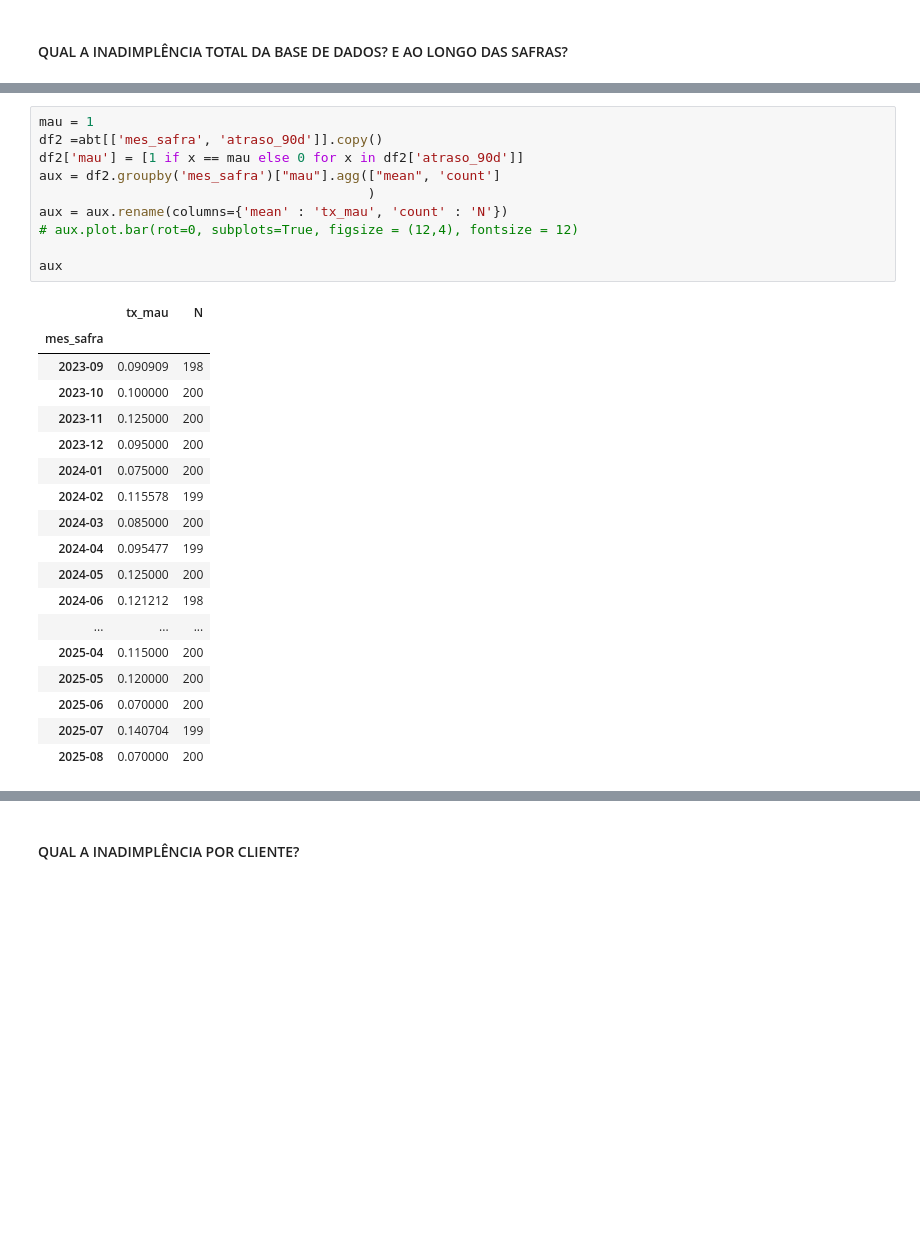
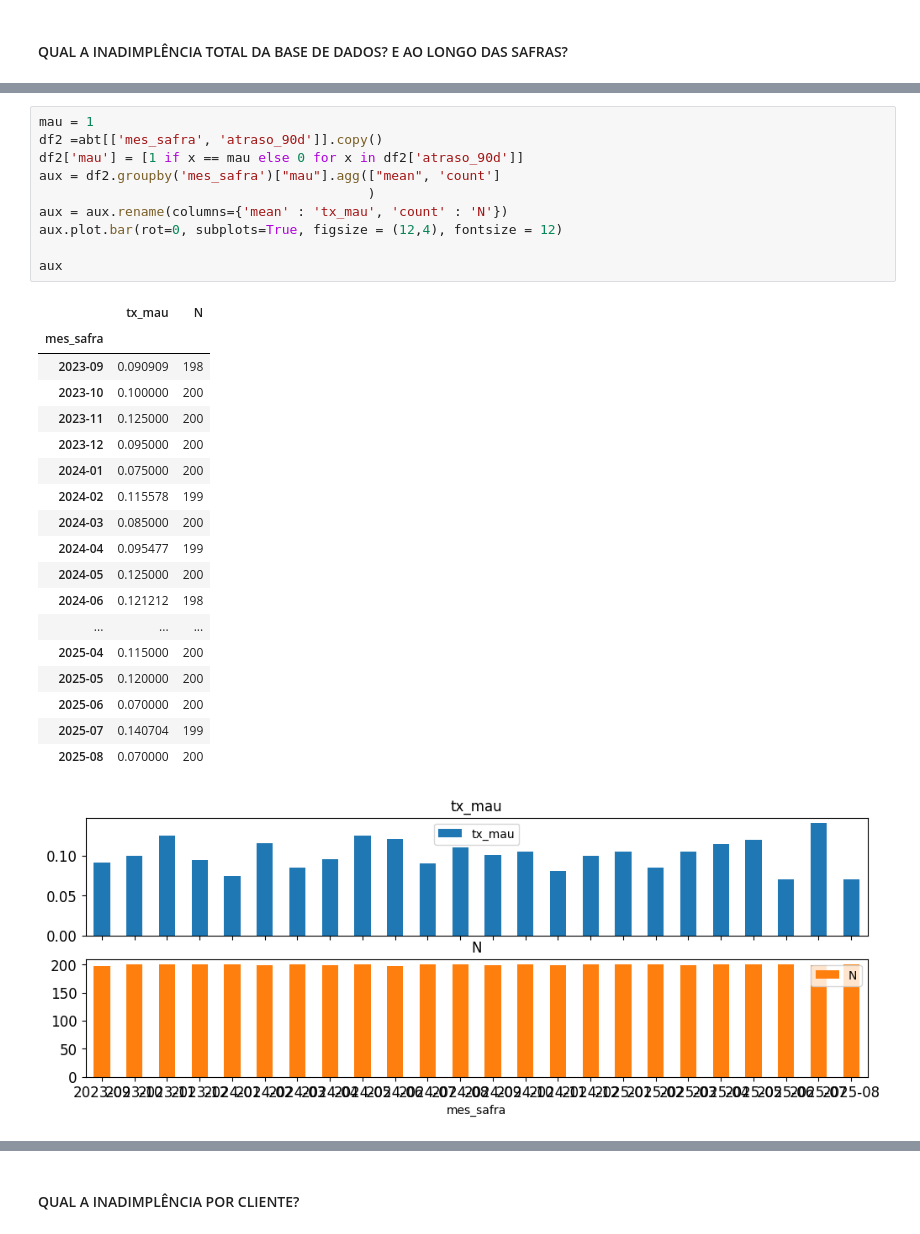
Before and after one commit to matheus-oscar/modelo_pd_2025, a Jupyter notebook: notebooks/revisao_case_ailos.ipynb, the cells around one changed output, grey strips where cells are left out. Cells and saved outputs as stored; diff of their text form; blank space fills up the shorter version.

```diff
--- a/notebooks/revisao_case_ailos.ipynb
+++ b/notebooks/revisao_case_ailos.ipynb
@@ -103,32 +106,33 @@ plot_categ(abt, 'atraso_90d')
 # %%
 mau = 1
 df2 =abt[['mes_safra', 'atraso_90d']].copy()
 df2['mau'] = [1 if x == mau else 0 for x in df2['atraso_90d']]
 aux = df2.groupby('mes_safra')["mau"].agg(["mean", 'count']
                                           )
 aux = aux.rename(columns={'mean' : 'tx_mau', 'count' : 'N'})
-# aux.plot.bar(rot=0, subplots=True, figsize = (12,4), fontsize = 12)
+aux.plot.bar(rot=0, subplots=True, figsize = (12,4), fontsize = 12)
 
 aux
 # %% [output]
 |  | tx_mau | N |
 | mes_safra |  |  |
 | 2023-09 | 0.090909 | 198 |
 | 2023-10 | 0.100000 | 200 |
 | 2023-11 | 0.125000 | 200 |
 | 2023-12 | 0.095000 | 200 |
 | 2024-01 | 0.075000 | 200 |
 | 2024-02 | 0.115578 | 199 |
 | 2024-03 | 0.085000 | 200 |
 | 2024-04 | 0.095477 | 199 |
 | 2024-05 | 0.125000 | 200 |
 | 2024-06 | 0.121212 | 198 |
 | ... | ... | ... |
 | 2025-04 | 0.115000 | 200 |
 | 2025-05 | 0.120000 | 200 |
 | 2025-06 | 0.070000 | 200 |
 | 2025-07 | 0.140704 | 199 |
 | 2025-08 | 0.070000 | 200 |
+[figure, added]
 # %%
 plot_txmau_categ(abt, column='mes_safra', column_mau='atraso_90d')
 # %% [output]
```
Also changed, not shown: parts of 22 cells of this notebook, 4 other files.
